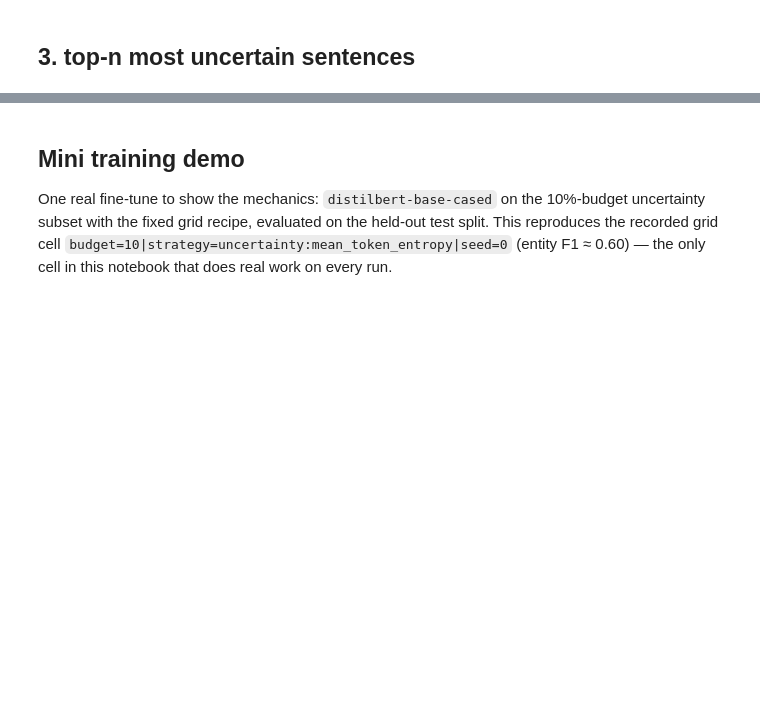
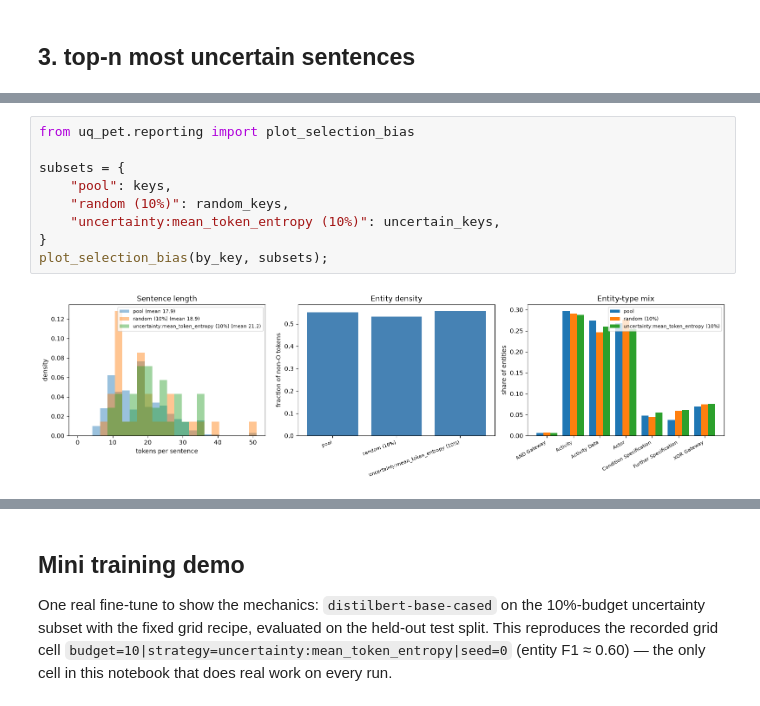
Before and after one commit to DogRog/uq-pet, a Jupyter notebook: notebooks/pipeline.ipynb, the cells around one changed output, grey strips where cells are left out. Drawn from its saved outputs; the diff is of its cells as text; blank space fills up the shorter version.

```diff
--- a/notebooks/pipeline.ipynb
+++ b/notebooks/pipeline.ipynb
@@ -127,0 +148,11 @@ print(f"mean sentence length   random: {mean_len(random_keys):.1f}   "
+# %%
+from uq_pet.reporting import plot_selection_bias
+
+subsets = {
+    "pool": keys,
+    "random (10%)": random_keys,
+    "uncertainty:mean_token_entropy (10%)": uncertain_keys,
+}
+plot_selection_bias(by_key, subsets);
+# %% [output]
+[figure, added]
```
Also changed, not shown: parts of 8 cells of this notebook, 16 other files.
